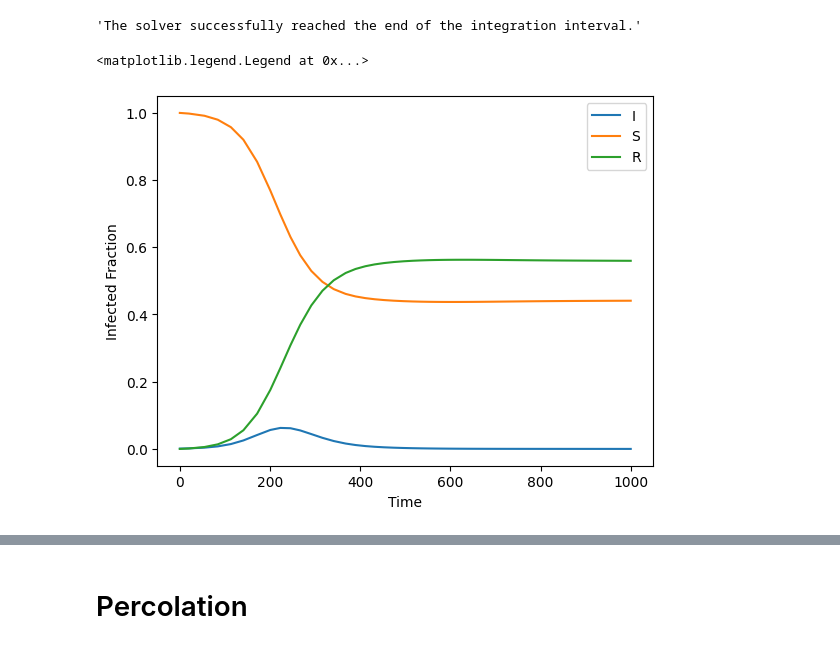
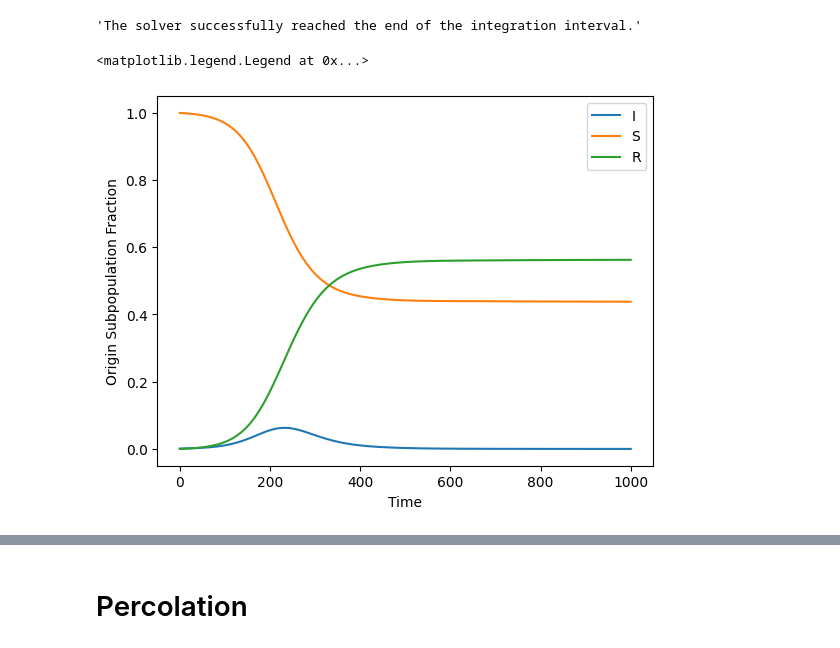
Before and after one commit to DiDyou1123/KENTECH-Capstone2026-Epidemics, a Jupyter notebook: test-percolation-SIR.ipynb, the cells around one changed output, grey strips where cells are left out. Cells and saved outputs as stored; diff of their text form; code cells hidden in the pictures.

```diff
--- a/test-percolation-SIR.ipynb
+++ b/test-percolation-SIR.ipynb
@@ -53,7 +54,7 @@ for node in graph.nodes:
     graph.nodes[node]["total_pop"] = float(graph.degree[node]) # Subpopulation size propotional to out-degree
 
 for edge in graph.edges:
-    graph[edge[0]][edge[1]]["weight"] = diffusion_coefficient * (graph.degree(edge[0]) * graph.degree(edge[1])) ** diffusion_exponent # Diffusion rate d_kk' from Colizza & Vespignani (2008) Eq. 13
+    graph[edge[0]][edge[1]]["weight"] = diffusion_coefficient * (graph.degree(edge[0]) * graph.degree(edge[1])) ** diffusion_exponent / graph.nodes[edge[0]]["total_pop"] # Diffusion rate d_kk' from Colizza & Vespignani (2008) Eq. 13
 # %% [markdown]
 # Model definition
 Metapopulation SIR model
@@ -65,7 +66,6 @@ def get_velocity(
     pop_fracs: arr64, # Population fractions array
     i_rate: np.float64, # alpha
     r_rate: np.float64, # beta
-    total_pops: arr64, # N_n array
     adj_mat: csr_array, # F_nm adjacency matrix
     num_nodes: int,
 ) -> arr64:
@@ -76,8 +76,8 @@ def get_velocity(
     i_fracs = pop_fracs[:num_nodes] # Infected population fraction
     s_fracs = pop_fracs[num_nodes:] # Susceptible population fraction
 
-    d_i_fracs = i_rate * s_fracs * i_fracs - r_rate * i_fracs + (adj_mat.dot(i_fracs) - adj_mat.sum(axis=0) * i_fracs) / total_pops
-    d_s_fracs = -i_rate * s_fracs * i_fracs + (adj_mat.dot(s_fracs) - adj_mat.sum(axis=0) * s_fracs) / total_pops
+    d_i_fracs = i_rate * s_fracs * i_fracs - r_rate * i_fracs + (adj_mat.T.dot(i_fracs) - adj_mat.sum(axis=0) * i_fracs)
+    d_s_fracs = -i_rate * s_fracs * i_fracs + (adj_mat.T.dot(s_fracs) - adj_mat.sum(axis=0) * s_fracs)
 
     return np.concatenate((d_i_fracs, d_s_fracs), axis=0)
 # %% [markdown]
@@ -87,33 +87,32 @@ def solver(
         graph: nx.DiGraph, # Population & defussion network
         # Model parameters
         reproduction: float, # R0 from Colizza & Vespignani (2008)
-        removal_rate: float, # mu from Colizza & Vespignani (2008)
+        recovery_time: float, # 1/mu from Colizza & Vespignani (2008)
         # Initial points
         origin: int, # Node where infection starts
-        orig_i_pop: float, # Initial infected fraction
+        orig_i_frac: float, # Initial infected fraction
         # Result formatting
         max_time = 1000,
         **kwargs
 ) -> dict:
 
     # Network parameters
-    total_pops = np.array([graph.nodes[node]["total_pop"] for node in graph.nodes])
     adj_mat = nx.adjacency_matrix(graph, weight="weight", dtype=np.float64)
 
     # Model parameter
-    infection_rate = reproduction * removal_rate
+    infection_rate = reproduction / recovery_time
 
     # Initial point
-    init_i_pop = np.zeros(num_nodes, dtype=np.float64)
-    init_i_pop[origin] = orig_i_pop
-    init_s_pop = np.ones(num_nodes, dtype = np.float64) - init_i_pop
+    init_i_frac = np.zeros(num_nodes, dtype=np.float64)
+    init_i_frac[origin] = orig_i_frac
+    init_s_frac = np.ones(num_nodes, dtype = np.float64) - init_i_frac
 
     # Solve
     result = solve_ivp(
         get_velocity,
         t_span=(0, max_time),
-        y0=np.concatenate((init_i_pop, init_s_pop), axis=0),
-        args=(infection_rate, removal_rate, total_pops, adj_mat, num_nodes),
+        y0=np.concatenate((init_i_frac, init_s_frac), axis=0),
+        args=(infection_rate, 1/recovery_time, adj_mat, num_nodes),
         **kwargs
     )
 
@@ -121,8 +120,11 @@ def solver(
 # %% [markdown]
 ## Test
 # %%
+reproduction = 1.5
+recovery_time = 20
+
 origin = rng.choice(graph.nodes)
-result = solver(graph, 1.5, 0.05, origin, 0.001, method="RK45", atol=1e-8, rtol=1e-8)
+result = solver(graph, reproduction, recovery_time, origin, 0.001, method="RK45", atol=1e-8, rtol=1e-8)
 # %%
 result["message"]
 # %% [output]
@@ -130,14 +132,14 @@ result["message"]
 # %%
 plt.plot(result["t"], result["y"][origin], label="I")
 plt.plot(result["t"], result["y"][origin + num_nodes], label="S")
 plt.plot(result["t"], 1-result["y"][origin]-result["y"][origin + num_nodes], label="R")
 
 plt.xlabel("Time")
-plt.ylabel("Infected Fraction")
+plt.ylabel("Origin Subpopulation Fraction")
 plt.legend()
 # %% [output]
 <matplotlib.legend.Legend at 0x...>
-[figure, old version]
+[figure, new version]
 # %%
 global_total_pop = 0
 global_r_pop_fin = 0
```
Also changed, not shown: parts of 8 cells of this notebook.
